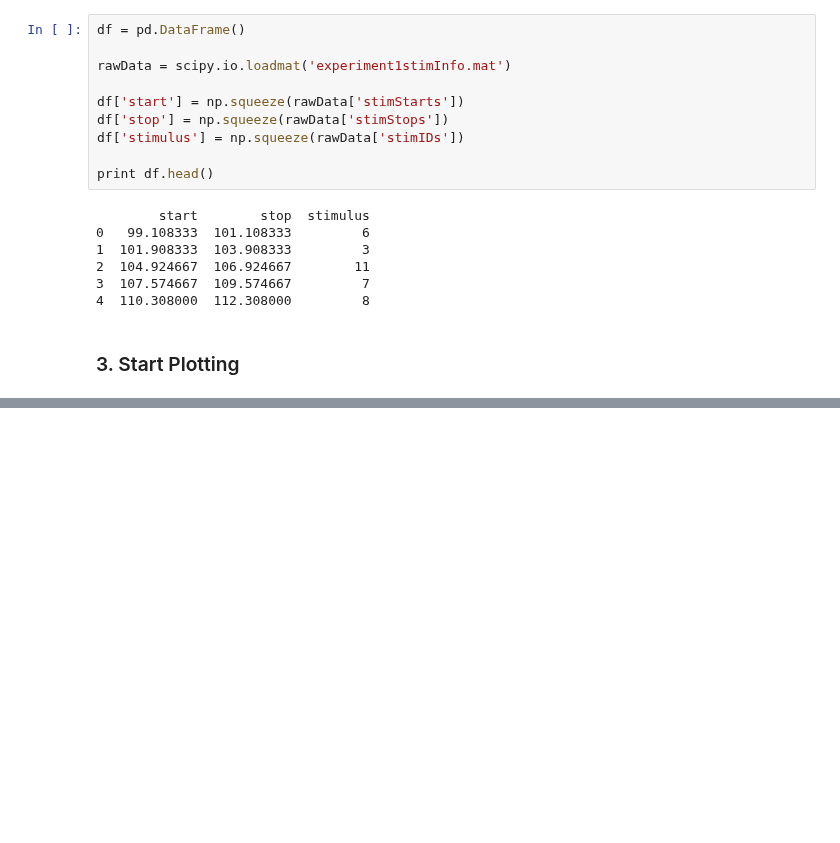
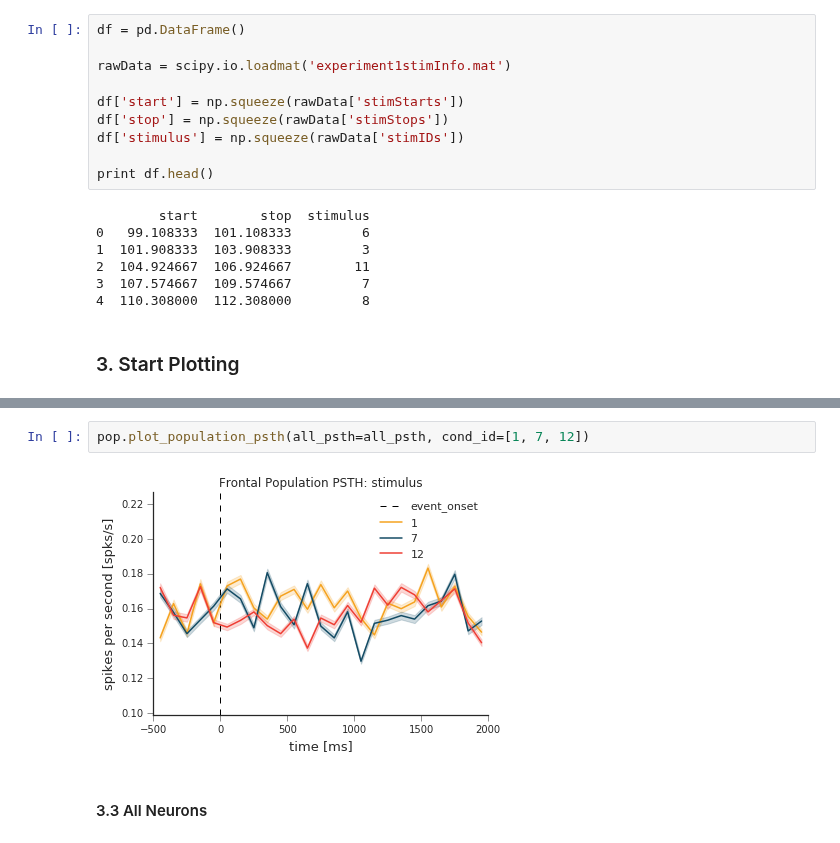
Before and after one commit to KordingLab/spykes, a Jupyter notebook: notebooks_examples/neuropixels_example.ipynb, the cells around one changed output, grey strips where cells are left out. Saved outputs shown, nothing was run; the diff lists cells and outputs as text; blank space fills up the shorter version.

```diff
--- a/notebooks_examples/neuropixels_example.ipynb
+++ b/notebooks_examples/neuropixels_example.ipynb
@@ -124,0 +212,6 @@ pop.plot_population_psth(all_psth=all_psth, cond_id=[2, 7, 13])
+# %%
+pop.plot_population_psth(all_psth=all_psth, cond_id=[1, 7, 12])
+# %% [output]
+[figure, added]
+# %% [markdown]
+#### 3.3 All Neurons
```
Also changed, not shown: parts of 14 cells of this notebook.
